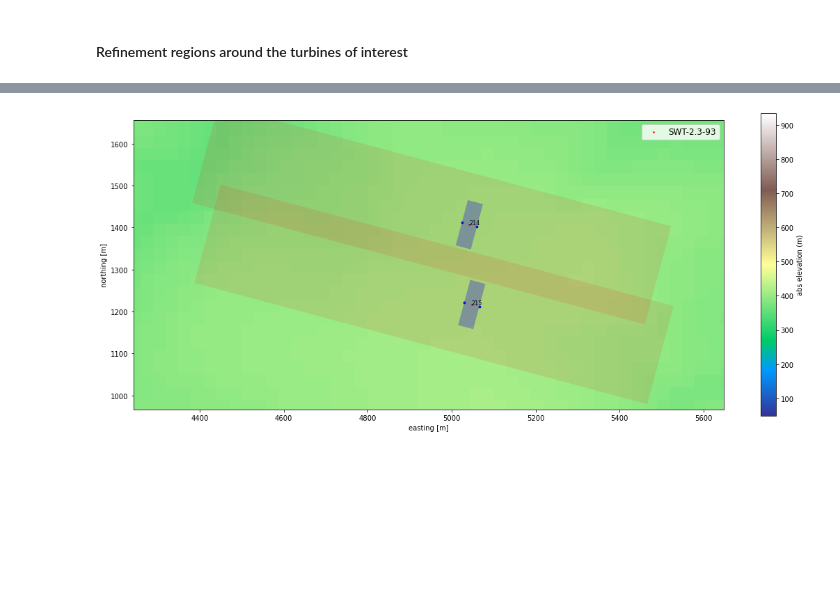
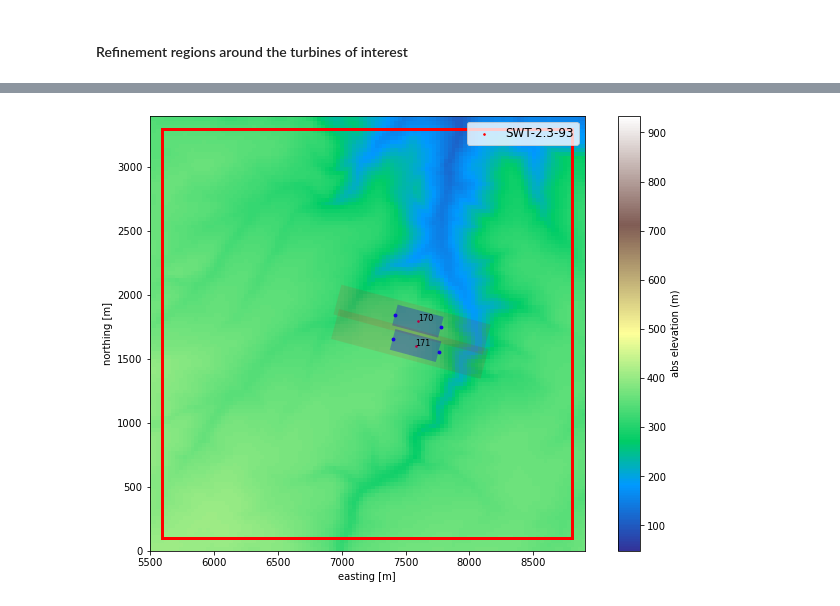
Before and after one commit to rthedin/utilities, a Jupyter notebook: uswtdb2samplingAndRefinementFiles.ipynb, the cells around one changed output, grey strips where cells are left out. Saved outputs shown, nothing was run; the diff lists cells and outputs as text; code cells hidden in the pictures; blank space fills up the shorter version.

```diff
--- a/uswtdb2samplingAndRefinementFiles.ipynb
+++ b/uswtdb2samplingAndRefinementFiles.ipynb
@@ -439,33 +499,34 @@ wdir= 270-wDir
 if refType == 'rotatedBox':
     all_o = [];     all_vbb = []
     all_ivec = [];  all_jvec = [];  all_kvec = []
+    refExtent = refBoxExtentInD # Just for printing info on file
 elif refType == 'cylinder':
     all_p1 = [];    all_p2 = [];    all_r = []
+    refExtent = refCylExtentInD # Just for printing info on file
+else:
+    raise ValueError (f'Refinement type refType {refType} is not valid')
+
+if terrain:
+    filename = os.path.join(targetDir,f"topoSetDict.biglowturbines.wdir{wDir}.{refType}")
+else:
+    filename = os.path.join(targetDir,f"topoSetDict.biglowturbines.flat.wdir{wDir}.{refType}")
+
+if writeFiles:  fid = openTopoSetDict(filename, refType, refExtent, referenceTerrain=referenceTerrain, terrain=terrain)
 
 for i, (_, row) in enumerate(turbsOI.iterrows()):
-
-    filename = os.path.join(targetDir,f"topoSet.biglowturbines.wdir{wDir}.T{row['t']}.{row['refinementType']}.{row['t_model']}")
-
-    if writeFiles:  fid = openTopoSetDict(filename)
 
     if row['refinementType'] == 'rotatedBox':
         o,ivec,jvec,kvec,vbb = computeRotatedBoxToCell(row,wdir)
         all_o.append(o);        all_vbb.append(vbb)
         all_ivec.append(ivec);  all_jvec.append(jvec);   all_kvec.append(kvec)
-
-        if writeFiles:  writeRotatedBoxToCell(fid,row['action'],o,ivec,jvec,kvec)
+        if writeFiles:  writeRotatedBoxToCell(fid,row['action'],o,ivec,jvec,kvec,terrain=terrain)
 
     elif row['refinementType'] == 'cylinder':
         p1,p2,r = computeCylinderToCell(row,wdir)
         all_p1.append(p1);  all_p2.append(p2);  all_r.append(r)
+        if writeFiles:  writeCylinderToCell(fid,row['action'],p1,p2,r,terrain=terrain)
 
-        if writeFiles:  writeCylinderToCell(fid,row['action'],p1,p2,r)
-
-    else:
-        raise ValueError(f"refinementType {row['refinementType']} not valid.")
-
-    if writeFiles:  closeTopoSetDict(fid)
-
+if writeFiles:  closeTopoSetDict(fid)
 
 # Add refinement specs to main dataframe as lists for plotting purposes
 if refType == 'rotatedBox':
@@ -557,5 +745,9 @@ zoomTurbs = turbsOI.iloc[-4:-2].copy()
 # %%
-fig,ax = plt.subplots(figsize=(19,8))
+zoomTurbs = turbsOI.loc[(turbsOI['t']==170) | (turbsOI['t']==171)].copy()
+
+
+
+fig,ax = plt.subplots(figsize=(10,8))
 
 # Show terrain
 cm = ax.pcolormesh(xxstl, yystl, zstl, shading='auto', cmap='terrain')#,vmin=vmin,vmax=vmax)
@@ -574,31 +766,42 @@ for t_model in zoomTurbs['t_model'].unique():
 for i, (_, row) in enumerate(zoomTurbs.iterrows()):
 
     # Show cylinder refinement
     p0,p1,r = computeCylinderToCell(row, wdir)
     ax.scatter(p0[0], p0[1], s=8, c='blue')
     ax.scatter(p1[0], p1[1], s=8, c='blue')
     p = Polygon(cylbbForPlotting(p0,p1,r,wdir), facecolor = 'blue', alpha=0.3)
     ax.add_patch(p)
 
     # Show rotatedBox refinement
     o,ivec,jvec,kvec,vbb = computeRotatedBoxToCell(row,wdir)
     p = Polygon(vbbForPlotting(vbb), facecolor = 'red', alpha=0.1)
     ax.add_patch(p)
 
     # Show shaded refinement area
     #p = Polygon(vbbForPlotting(row['vbb']), facecolor = row['plt_shadingcolor'], alpha=0.3)#, label=row['t_model'] if i==0 else None)
     #ax.add_patch(p)
 
     # Show turbine number
     ax.annotate(row['t'], (row['xref'], row['yref']), fontsize=8)
 
 
 plt.legend(loc='upper right', fontsize=12)
 
 ax.set_xlabel('easting [m]');  ax.set_ylabel('northing [m]');  ax.axis('scaled')
 ax.set_xlim([min(zoomTurbs['xref'])-800,  max(zoomTurbs['xref'])+600])
 ax.set_ylim([min(zoomTurbs['yref'])-250,  max(zoomTurbs['yref'])+250])
 
+# 3x3 domain. 3200x3200 exactly to fit 640m grid
+xmin=5600
+xmax=8800
+ymin=100
+ymax=3300
+domain3x3box = Rectangle((xmin,ymin), xmax-xmin, ymax-ymin, edgecolor='r', lw=3 , facecolor='none')
+ax.add_patch(domain3x3box)
+
+ax.set_xlim([xmin-100,  xmax+100])
+ax.set_ylim([ymin-100,  ymax+100])
+
 plt.show()
 # %% [output]
-[figure, old version]
+[figure, new version]
```
Also changed, not shown: parts of 28 cells of this notebook, 5 other files.
